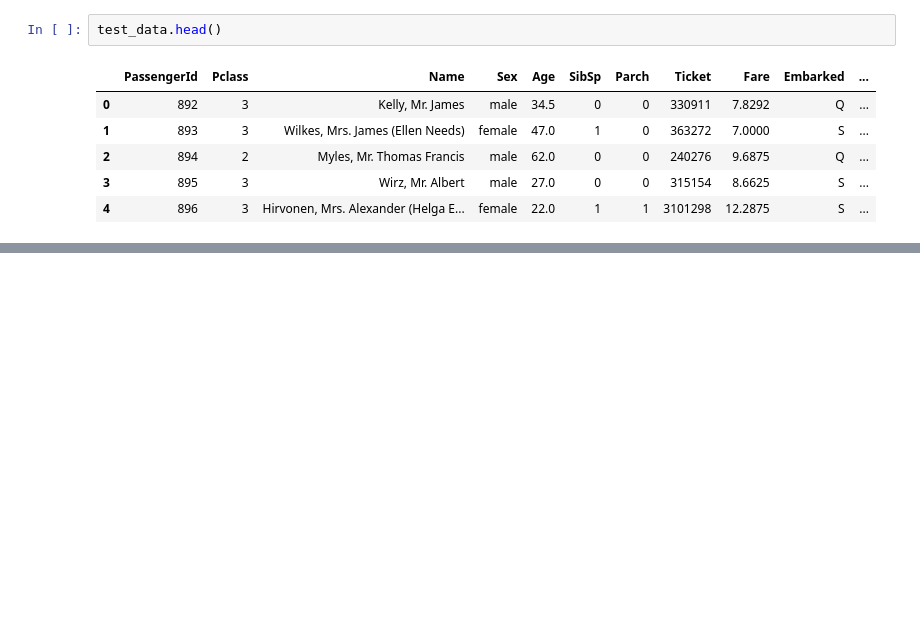
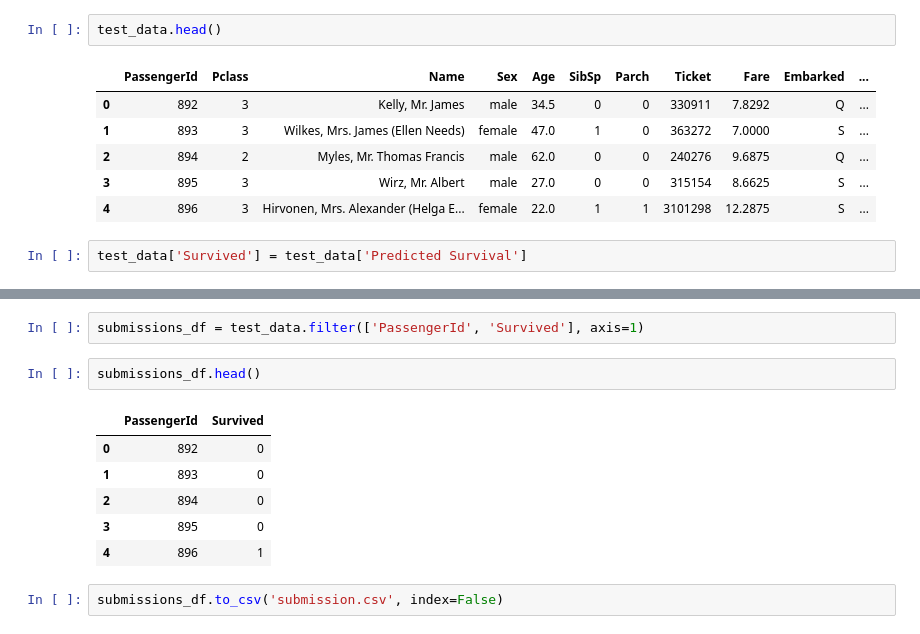
Before and after one commit to Hafnianium/titanic_dataset, a Jupyter notebook: titanic_eda.ipynb, the cells around one changed output, grey strips where cells are left out. Drawn from its saved outputs; the diff is of its cells as text; blank space fills up the shorter version.

Commit message:
submission made with logistic regression function

```diff
--- a/titanic_eda.ipynb
+++ b/titanic_eda.ipynb
@@ -432,3 +432,5 @@ test_data.head()
 | 2 | 894 | 2 | Myles, Mr. Thomas Francis | male | 62.0 | 0 | 0 | 240276 | 9.6875 | Q | ... |
 | 3 | 895 | 3 | Wirz, Mr. Albert | male | 27.0 | 0 | 0 | 315154 | 8.6625 | S | ... |
 | 4 | 896 | 3 | Hirvonen, Mrs. Alexander (Helga E... | female | 22.0 | 1 | 1 | 3101298 | 12.2875 | S | ... |
+# %%
+test_data['Survived'] = test_data['Predicted Survival']
@@ -434,0 +446,13 @@ test_data.head()
+# %%
+submissions_df = test_data.filter(['PassengerId', 'Survived'], axis=1)
+# %%
+submissions_df.head()
+# %% [output]
+|  | PassengerId | Survived |
+| 0 | 892 | 0 |
+| 1 | 893 | 0 |
+| 2 | 894 | 0 |
+| 3 | 895 | 0 |
+| 4 | 896 | 1 |
+# %%
+submissions_df.to_csv('submission.csv', index=False)
```
Also changed, not shown: parts of 1 cell of this notebook, 1 other file.
